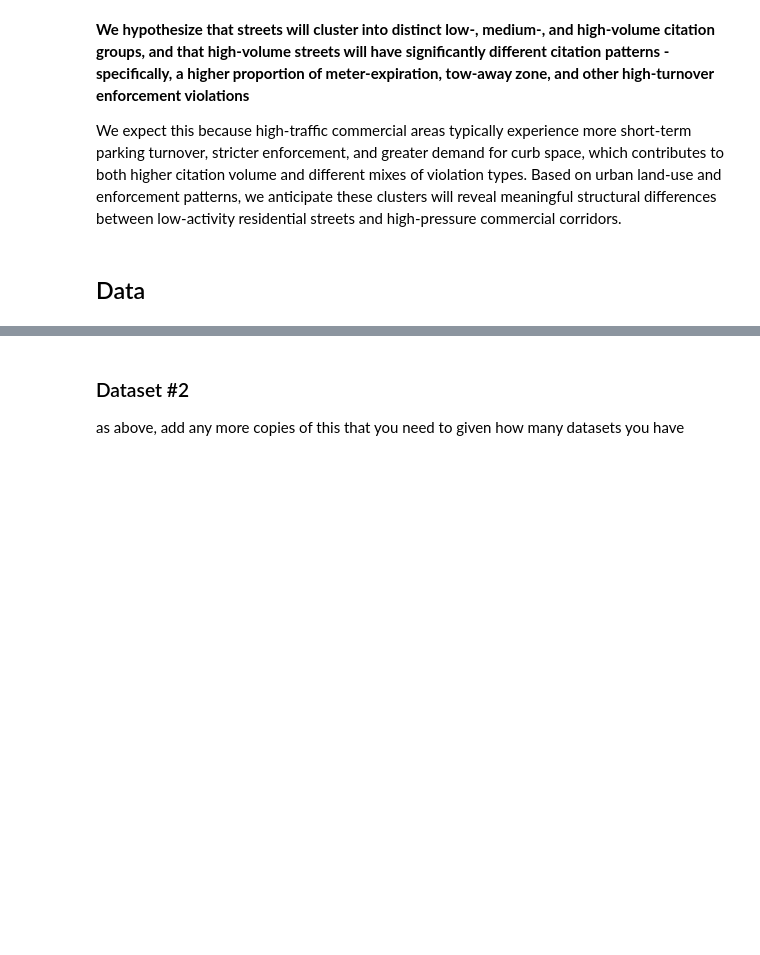
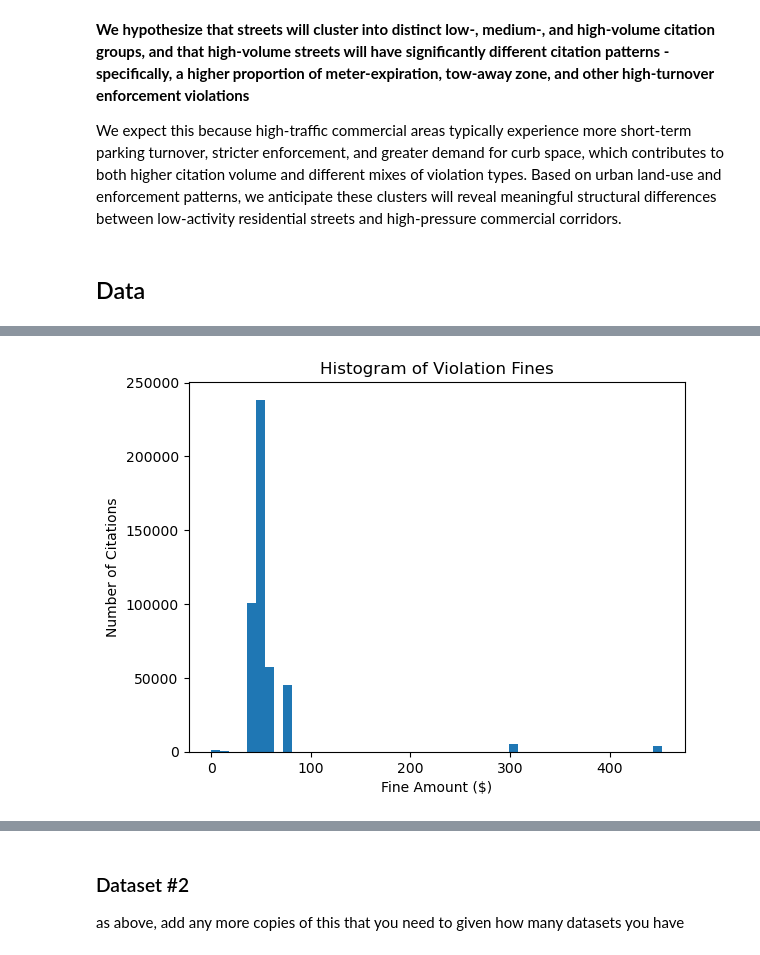
Before and after one commit to tobyzhan/Parking-Citation-Project, a Jupyter notebook: 02-EDACheckpoint.ipynb, the cells around one changed output, grey strips where cells are left out. Saved outputs shown, nothing was run; the diff lists cells and outputs as text; code cells hidden in the pictures; blank space fills up the shorter version.

```diff
--- a/02-EDACheckpoint.ipynb
+++ b/02-EDACheckpoint.ipynb
@@ -121,0 +213,5 @@ Instructions: REPLACE the contents of this cell and the one below with your work
+# %%
+# Histogram of violation fines
+fines = processed_df['vio_fine'].plot(kind='hist', bins=50, title='Histogram of Violation Fines', xlabel='Fine Amount ($)', ylabel='Number of Citations')
+# %% [output]
+[figure, added]
```
Also changed, not shown: parts of 26 cells of this notebook.
